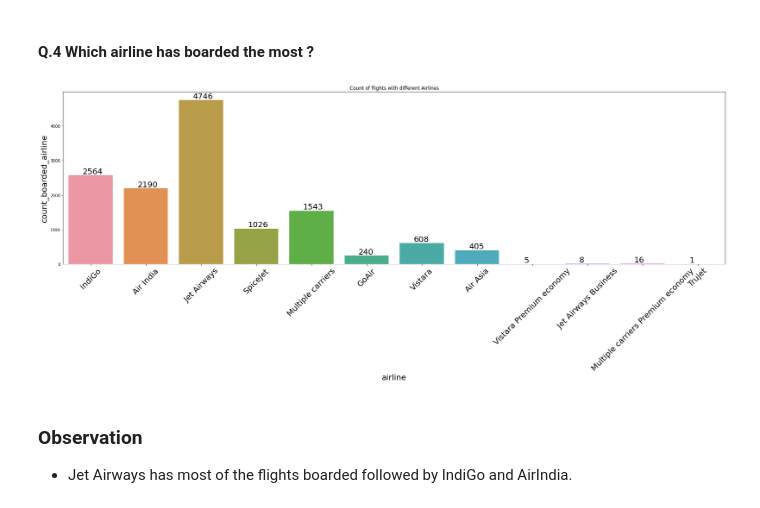
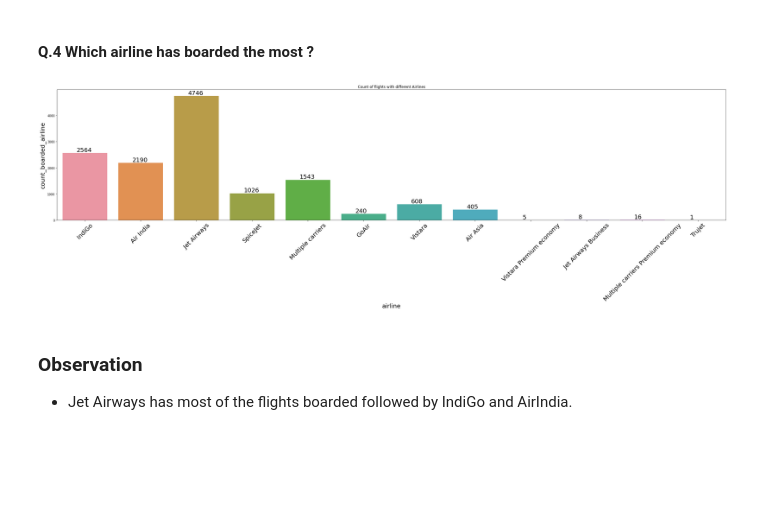
Before and after one commit to kirandhasade/flight_code_analysis, a Jupyter notebook: flight_prediction.ipynb, the cells around one changed output. Saved outputs shown, nothing was run; the diff lists cells and outputs as text; code cells hidden in the pictures; blank space fills up the shorter version.

```diff
--- a/flight_prediction.ipynb
+++ b/flight_prediction.ipynb
@@ -372,16 +372,16 @@ expensive_airline = plt.yticks(fontsize=20)
 # %% [markdown]
 #### Q.4 Which airline has boarded the most ?
 # %%
-plt.figure(figsize = (30,8))
+plt.figure(figsize = (40,8))
 plt.title('Count of flights with different Airlines')
 ax=sns.countplot(x = 'airline', data =final_df)
 plt.xlabel('airline', fontsize=20)
 plt.ylabel('count_boarded_airline', fontsize=20)
 plt.xticks(rotation = 45,fontsize=20)
 for p in ax.patches:
     ax.annotate(int(p.get_height()), (p.get_x()+0.25, p.get_height()+1), va='bottom', color= 'black',fontsize=20)
 # %% [output]
-[figure, old version]
+[figure, new version]
 # %% [markdown]
 ### Observation
 - Jet Airways has most of the flights boarded followed by IndiGo and AirIndia.
```
